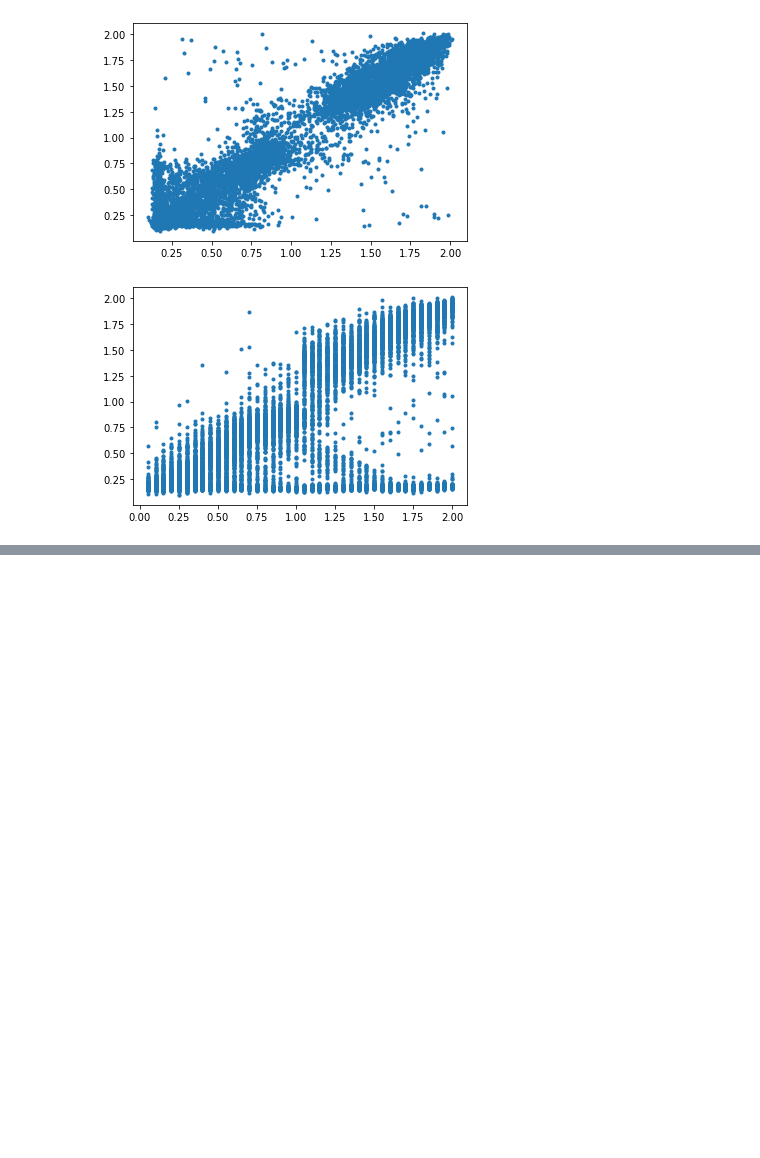
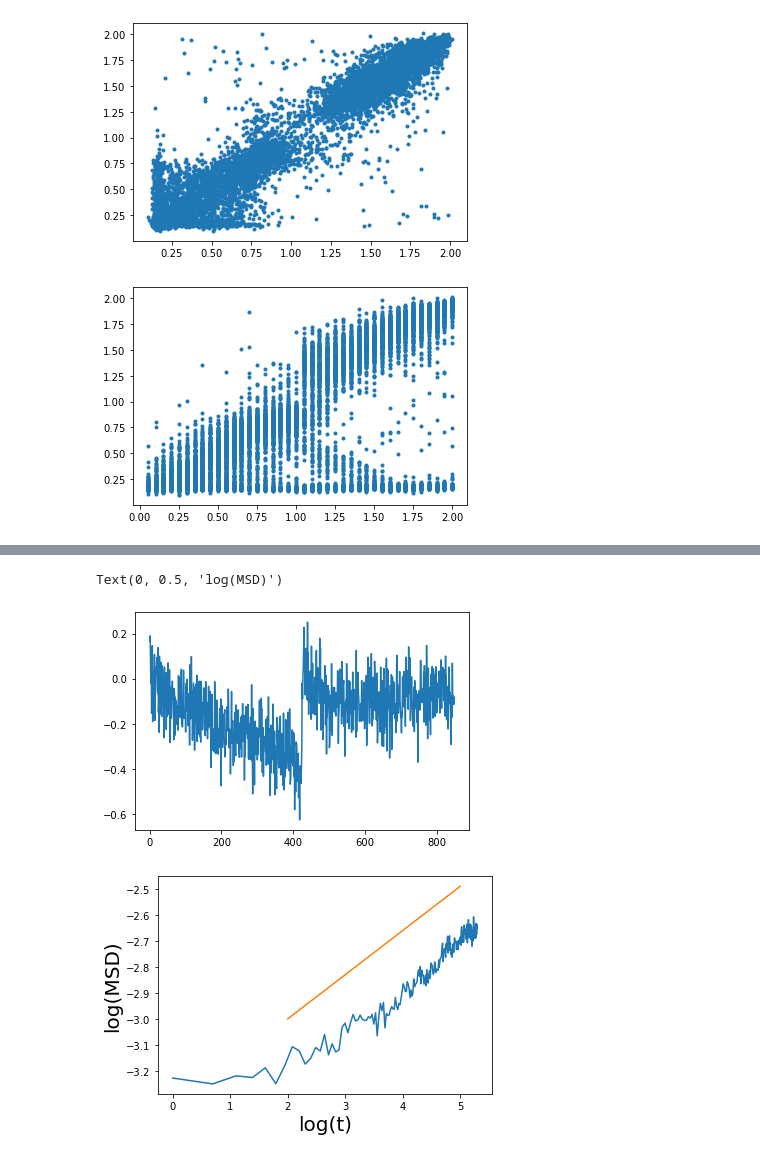
Before and after one commit to booste/andi_for_organizers, a Jupyter notebook: 2d.ipynb, the cells around one changed output, grey strips where cells are left out. Drawn from its saved outputs; the diff is of its cells as text; code cells hidden in the pictures; blank space fills up the shorter version.

```diff
--- a/2d.ipynb
+++ b/2d.ipynb
@@ -40,0 +54,19 @@ plt.plot(Y1[1],predicted_y, '.')
+# %%
+plt.plot(X1[1][n])
+R = np.array(X1[1]).reshape(N,2,i)       # separate into 2 Dimensions
+X = R[n,0,:]                             # separate x data
+Y = R[n,1,:]                             # separate y data
+
+plt.figure()
+msd = np.zeros((200,))
+
+for j in range(200):
+    msd[j] = np.mean( (X-np.roll(X,-j))**2 + (Y-np.roll(Y,-j))**2   )
+plt.plot(np.log(np.arange(200)), np.log(msd))
+plt.plot(np.array([0, 3]) + 2,np.array([0, 3])*.17 - 3)
+plt.xlabel('log(t)',fontsize=20)
+plt.ylabel('log(MSD)',fontsize=20)
+# %% [output]
+Text(0, 0.5, 'log(MSD)')
+[figure, added]
+[figure, added]
```
Also changed, not shown: parts of 4 cells of this notebook, 1 other file.
